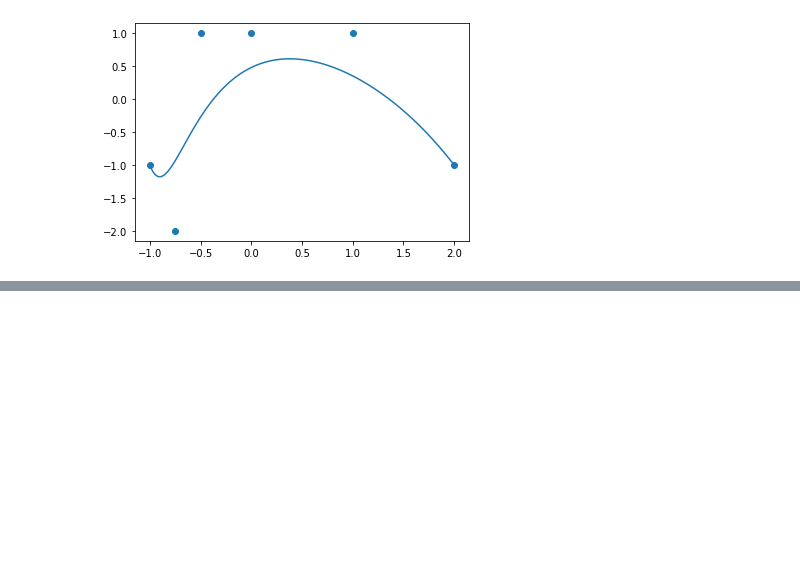
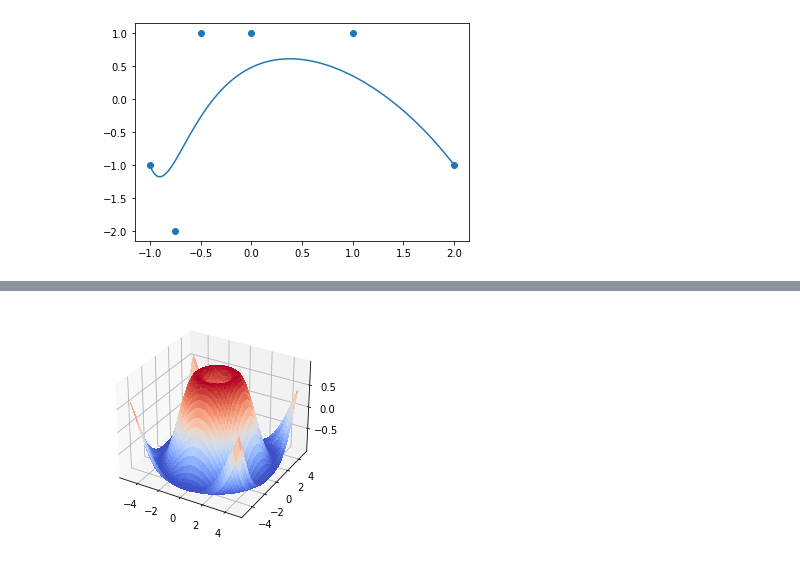
Before and after one commit to jw-y/FE_project_3, a Jupyter notebook: Untitled.ipynb, the cells around one changed output, grey strips where cells are left out. Cells and saved outputs as stored; diff of their text form; code cells hidden in the pictures; blank space fills up the shorter version.

```diff
--- a/Untitled.ipynb
+++ b/Untitled.ipynb
@@ -52,0 +121,22 @@ TypeError: scatter() missing 1 required positional argument: 'y'
+# %%
+def deBoor_surface(u_k, v_k, u, v, u_t, v_t, C, p=3):
+    def deBoor(k, x, t, c, p=3):
+        d = [c[j+k-p] for j in range(0, p+1)]
+        for r in range(1, p+1):
+            for j in range(p, r-1, -1):
+                alpha = (x-t[j+k-p]) / (t[j+1+k-r] - t[j+k-p])
+                d[j] = ((1.0-alpha)*d[j-1][0] + alpha*d[j][0],
+                        (1.0-alpha)*d[j-1][1] + alpha*d[j][1],
+                        (1.0-alpha)*d[j-1][2] + alpha*d[j][2])
+        return d[p]
+    q = []
+    for i in range(u_k-3, u_k+1):
+        q.append(deBoor(v_k, v, v_t, C[i]))
+    for r in range(1, p+1):
+        for j in range(p, r-1, -1):
+            alpha = (u-u_t[j+u_k-p]) / (u_t[j+1+u_k-r]-u_t[j+u_k-p])
+            #print(j)
+            q[j] = ((1.0-alpha)*q[j-1][0] + alpha*q[j][0],
+                    (1.0-alpha)*q[j-1][1] + alpha*q[j][1],
+                    (1.0-alpha)*q[j-1][2] + alpha*q[j][2])
+    return q[p]
@@ -52,0 +177,7 @@ TypeError: scatter() missing 1 required positional argument: 'y'
+# %%
+x_grid, y_grid, z_grid = [[] for _ in grid], [[] for _ in grid], [[] for _ in grid]
+for i in range(len(grid)):
+    for j in range(len(grid[i])):
+        x_grid[i].append(grid[i][j][0])
+        y_grid[i].append(grid[i][j][1])
+        z_grid[i].append(grid[i][j][2])
@@ -52,0 +258,11 @@ TypeError: scatter() missing 1 required positional argument: 'y'
+# %%
+fig = plt.figure()
+ax = fig.add_subplot(111, projection='3d')
+surf = ax.plot_surface(x_grid, y_grid, np.array(z_grid), cmap=cm.coolwarm,
+                       linewidth=0, antialiased=False)
+#ax.zaxis.set_major_locator(LinearLocator(10))
+#fig.colorbar(surf, shrink=0.5, aspect=5)
+plt.show()
+#plt.scatter(*zip(*P))
+# %% [output]
+[figure, added]
```
Also changed, not shown: parts of 21 cells of this notebook, 43 other files.
